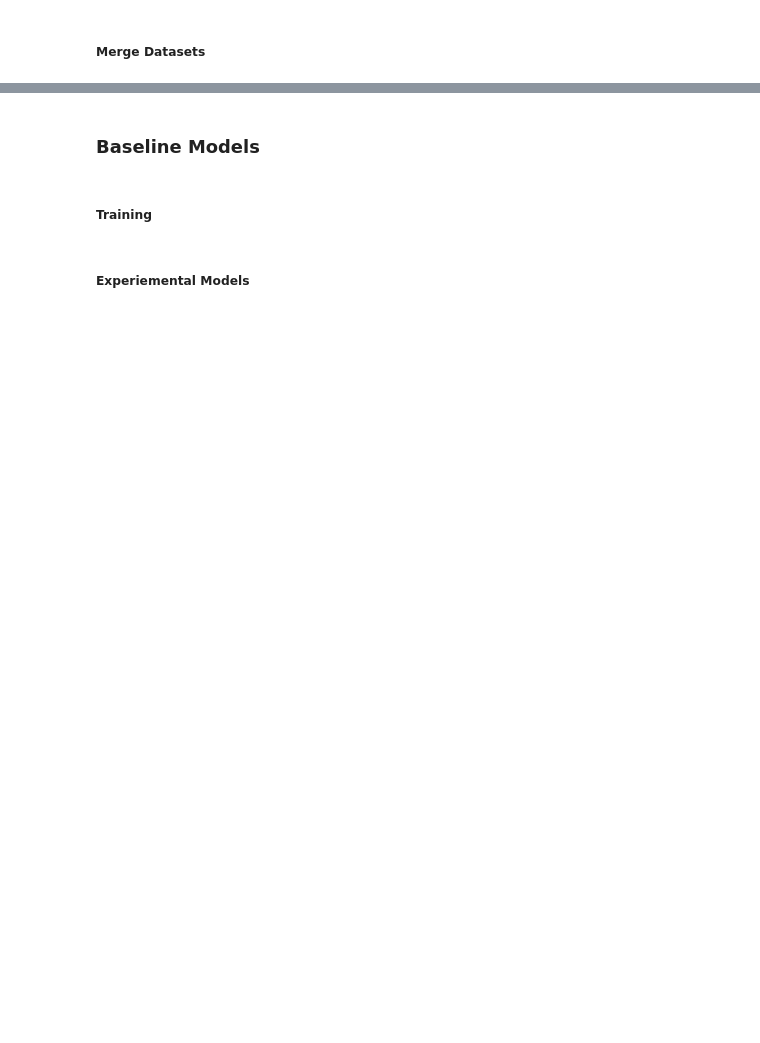
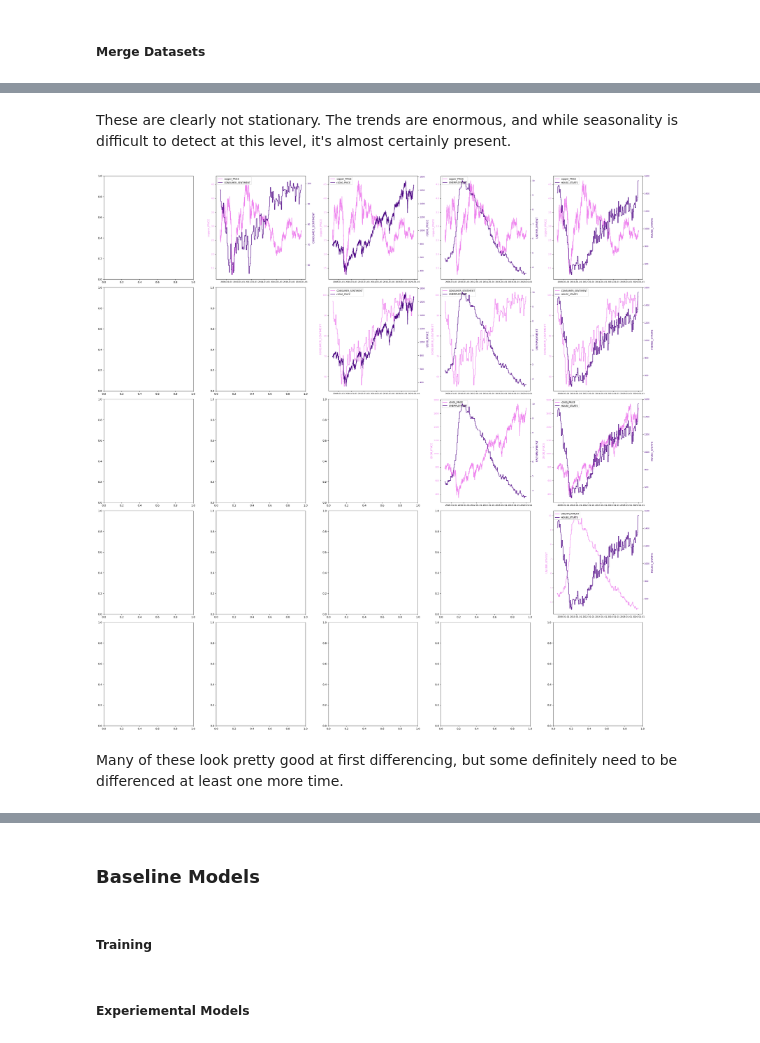
Before and after one commit to neal-logan/ea-nasir, a Jupyter notebook: 01_eda.ipynb, the cells around one changed output, grey strips where cells are left out. Drawn from its saved outputs; the diff is of its cells as text; code cells hidden in the pictures; blank space fills up the shorter version.

```diff
--- a/01_eda.ipynb
+++ b/01_eda.ipynb
@@ -491,0 +407,21 @@ plt.show()
+# %% [markdown]
+These are clearly not stationary.  The trends are enormous, and while seasonality is difficult to detect at this level, it's almost certainly present.
+# %%
+# import importlib
+# importlib.reload(vis)
+column_list = [
+    'DATE',
+    'copper_PRICE',
+    'CONSUMER_SENTIMENT',
+    'r2000_PRICE',
+    'UNEMPLOYMENT',
+    'HOUSE_STARTS'
+]
+df = dev_data.select(column_list).to_pandas()
+df['DATE'] = pd.to_datetime(df['DATE'])
+df = df.sort_values('DATE')
+fig, axes = vis.plot_pairwise_time_series_matrix(df)
+# %% [output]
+[figure, added]
+# %% [markdown]
+Many of these look pretty good at first differencing, but some definitely need to be differenced at least one more time.
```
Also changed, not shown: parts of 73 cells of this notebook, 12 other files.
